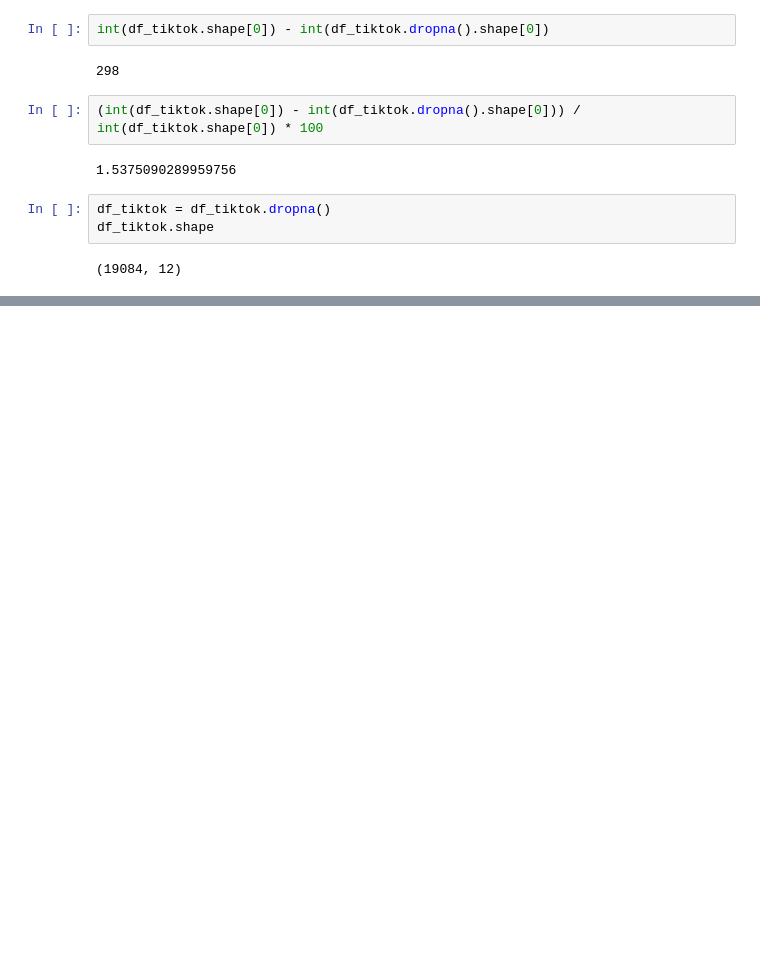
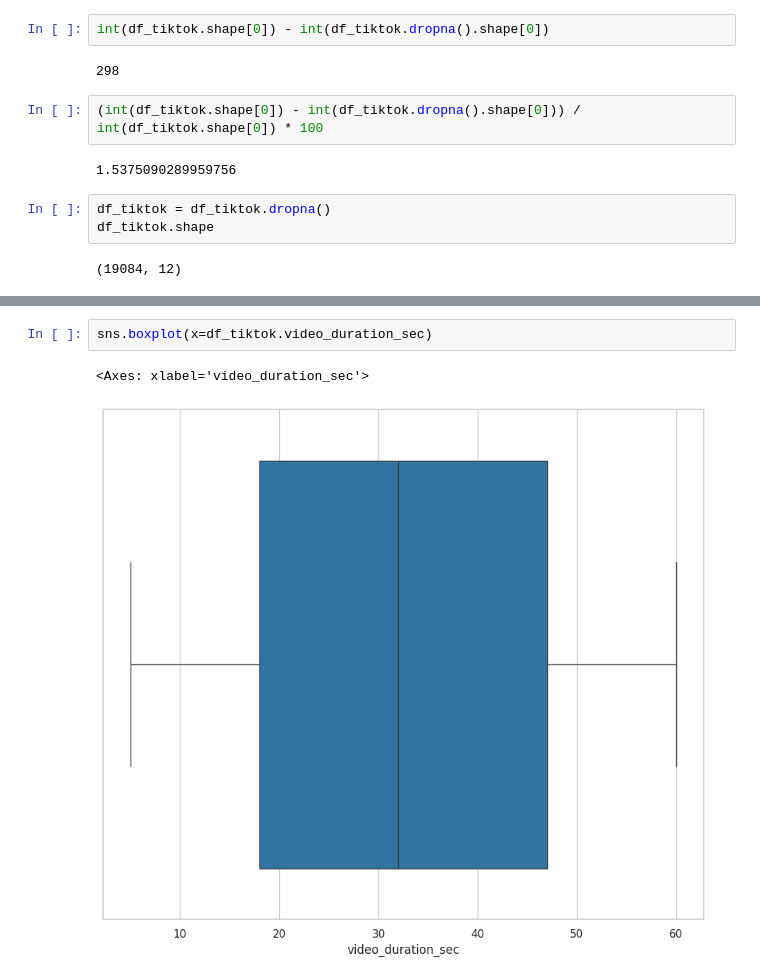
Before and after one commit to cesarmayta/BOOTCAMP_DSG1, a Jupyter notebook: trabajo_final/cesarmayta_eda_modulo3.ipynb, the cells around one changed output, grey strips where cells are left out. Cells and saved outputs as stored; diff of their text form; blank space fills up the shorter version.

```diff
--- a/trabajo_final/cesarmayta_eda_modulo3.ipynb
+++ b/trabajo_final/cesarmayta_eda_modulo3.ipynb
@@ -178,0 +336,5 @@ df_tiktok.shape
+# %%
+sns.boxplot(x=df_tiktok.video_duration_sec)
+# %% [output]
+<Axes: xlabel='video_duration_sec'>
+[figure, added]
```
Also changed, not shown: parts of 18 cells of this notebook.
